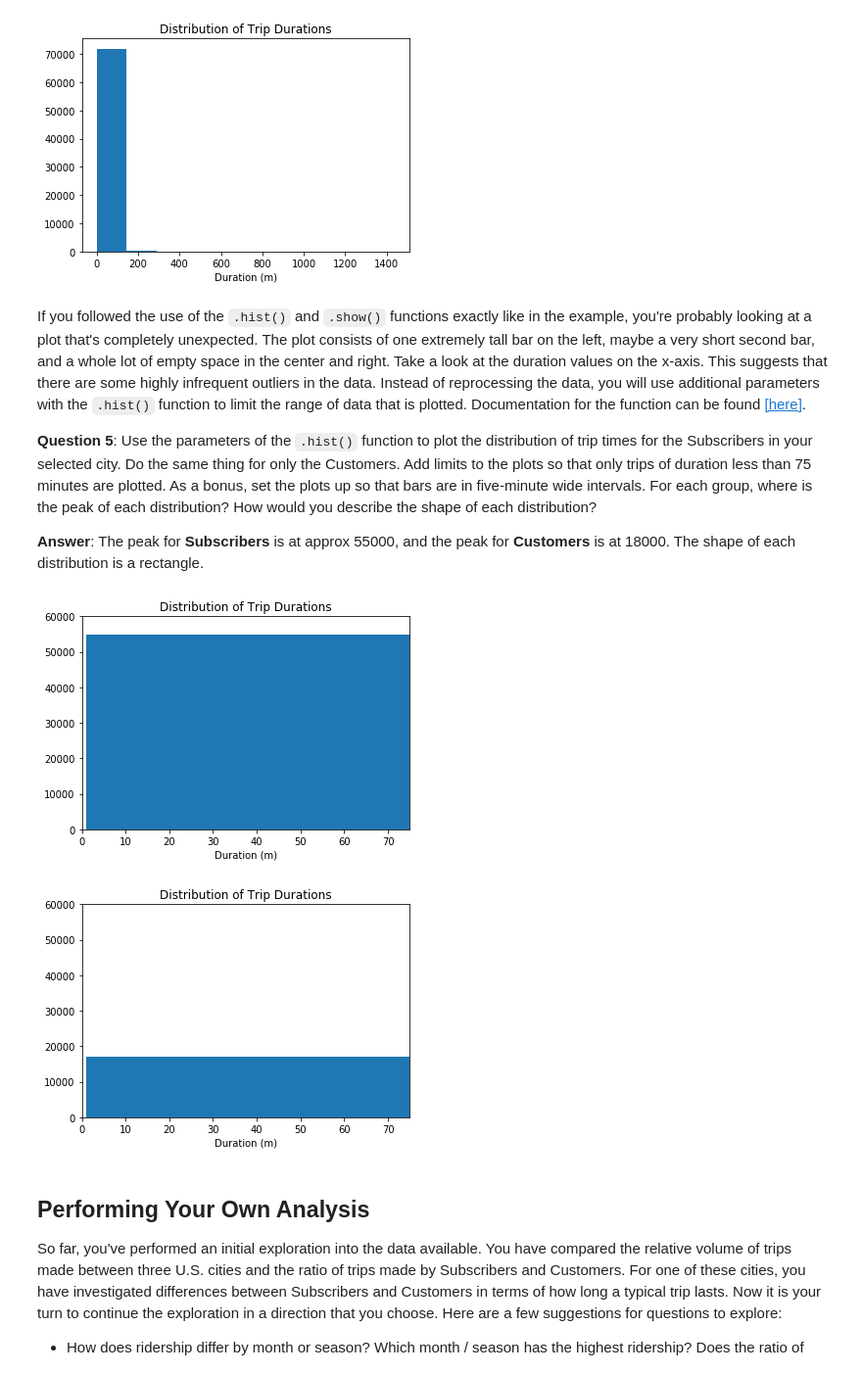
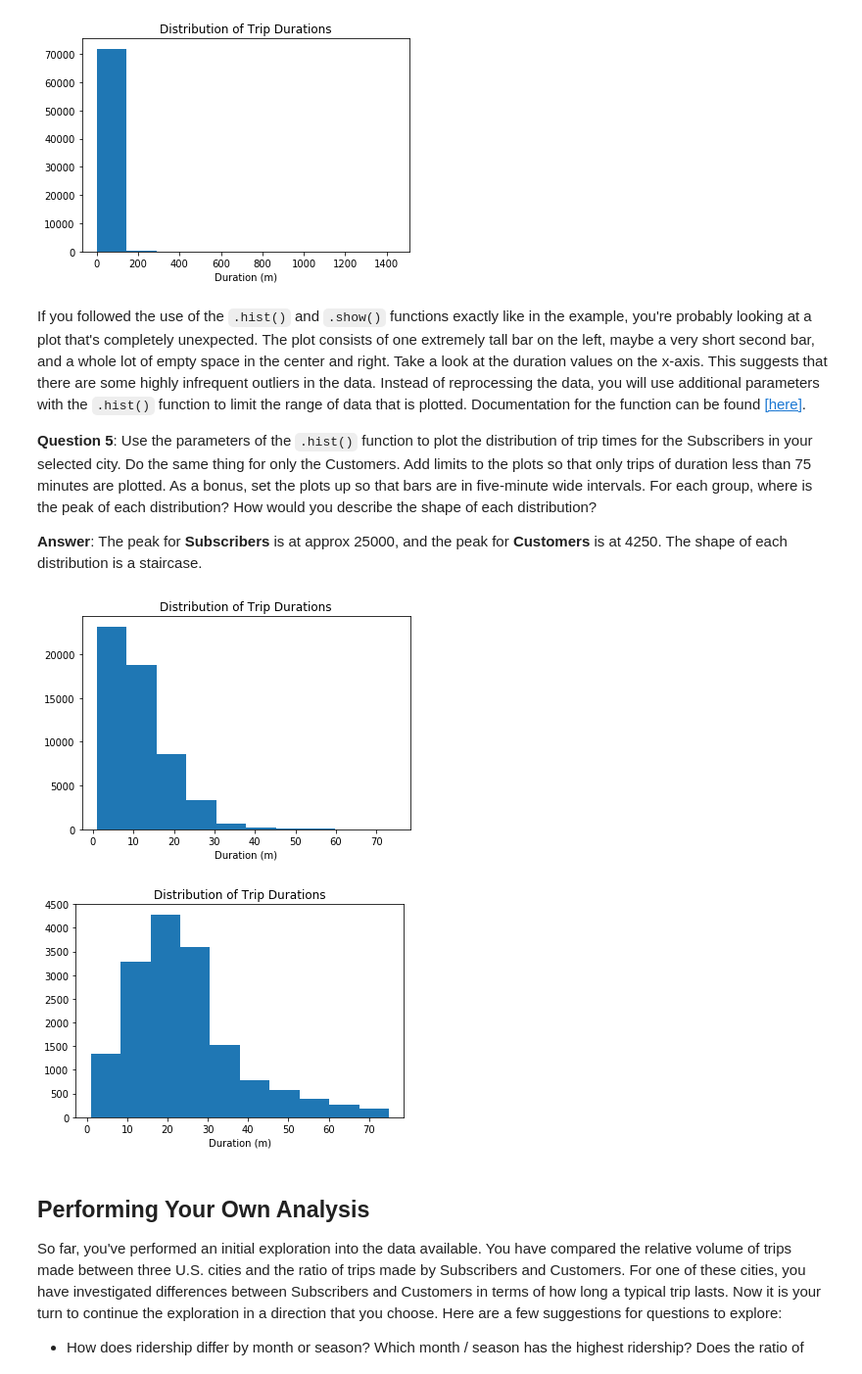
Before and after one commit to himakiran/Data-Analyst-NanoDegree, a Jupyter notebook: Bike_Share_Analysis.ipynb, the cells around one changed output. Shown: that part at 98% size. Cells and saved outputs as stored; diff of their text form; code cells hidden in the pictures.

Commit message:
Corrected Q4 and Q5
Added a table for Q4 answer and also reworked the histogram in Q5 .

```diff
--- a/Bike_Share_Analysis.ipynb
+++ b/Bike_Share_Analysis.ipynb
@@ -540,7 +560,7 @@ If you followed the use of the `.hist()` and `.show()` functions exactly like in
 
 **Question 5**: Use the parameters of the `.hist()` function to plot the distribution of trip times for the Subscribers in your selected city. Do the same thing for only the Customers. Add limits to the plots so that only trips of duration less than 75 minutes are plotted. As a bonus, set the plots up so that bars are in five-minute wide intervals. For each group, where is the peak of each distribution? How would you describe the shape of each distribution?
 
-**Answer**: The peak for __Subscribers__ is at approx 55000, and the peak for __Customers__ is at 18000. The shape of each distribution is a rectangle.
+**Answer**: The peak for __Subscribers__ is at approx 25000, and the peak for __Customers__ is at 4250. The shape of each distribution is a staircase.
 # %%
 def return_trip_length(filename,cust_type):
     """
@@ -559,32 +579,33 @@ def return_trip_length(filename,cust_type):
             user = row.get("user_type")
             if(user == cust_type):
                 dur = get_duration(row)
-                data.append(dur)
-
-
-
+                if(dur <= 75):
+                    data.append(dur)
 
         # return tallies as a tuple
+       # print(data)
         return data
 # %%
 ## Use this and additional cells to answer Question 5. ##
 data_file = './data/Chicago-2016-Summary.csv'
-plt.hist(return_trip_length(data_file,'Subscriber'),histtype='bar',rwidth=5)
+#print(return_trip_length(data_file,'Subscriber'))
+plt.hist(return_trip_length(data_file,'Subscriber'))
 plt.title('Distribution of Trip Durations')
 plt.xlabel('Duration (m)')
-plt.axis([0,75,0,60000])
+
+
 plt.show()
 # %% [output]
-[figure, old version]
+[figure, new version]
 # %%
 data_file = './data/Chicago-2016-Summary.csv'
 plt.hist(return_trip_length(data_file,'Customer'),histtype='bar',rwidth=5)
 plt.title('Distribution of Trip Durations')
 plt.xlabel('Duration (m)')
-plt.axis([0,75,0,60000])
+
 plt.show()
 # %% [output]
-[figure, old version]
+[figure, new version]
 # %% [markdown]
 <a id='eda_continued'></a>
 ## Performing Your Own Analysis
```
Also changed, not shown: parts of 3 cells of this notebook, 2 other files.
